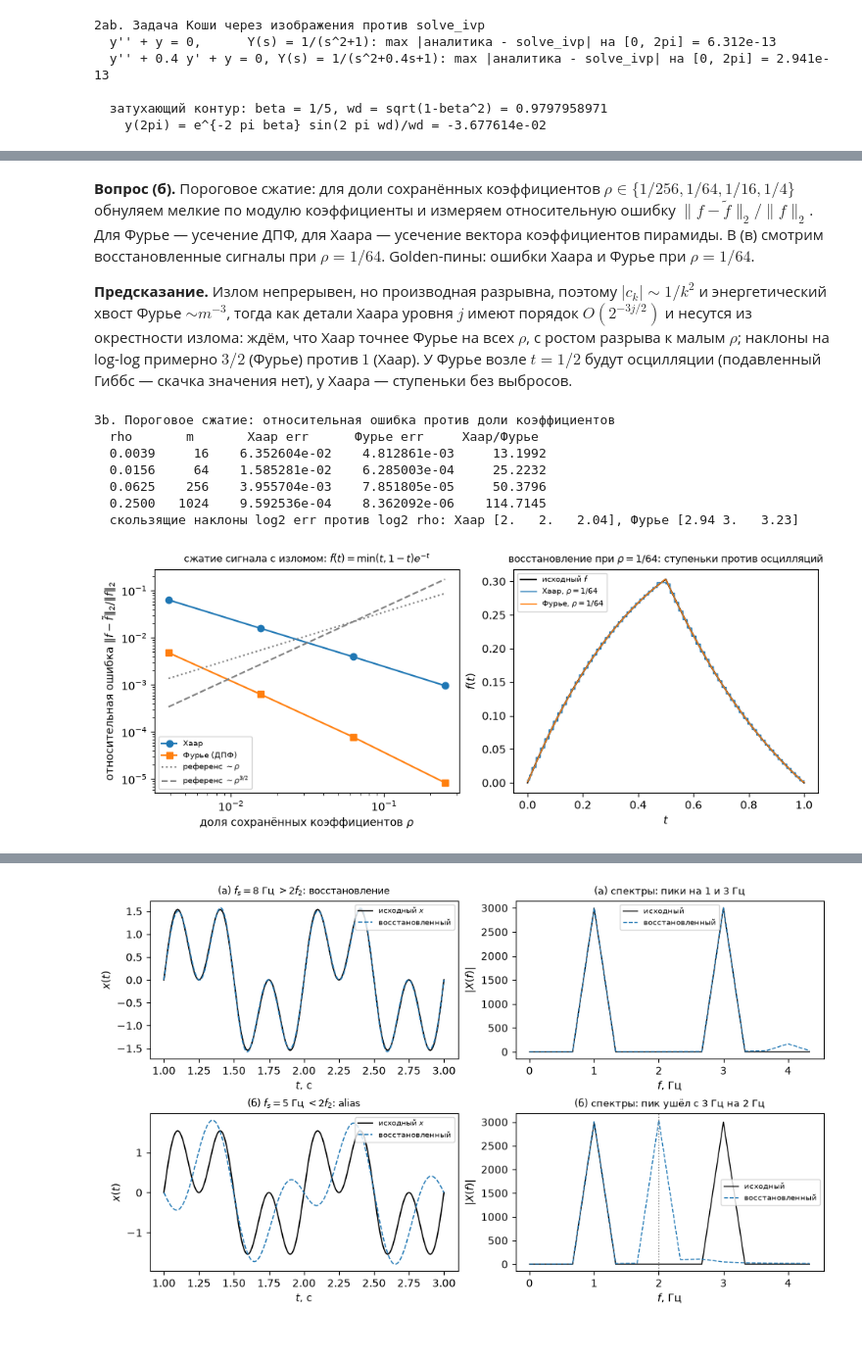
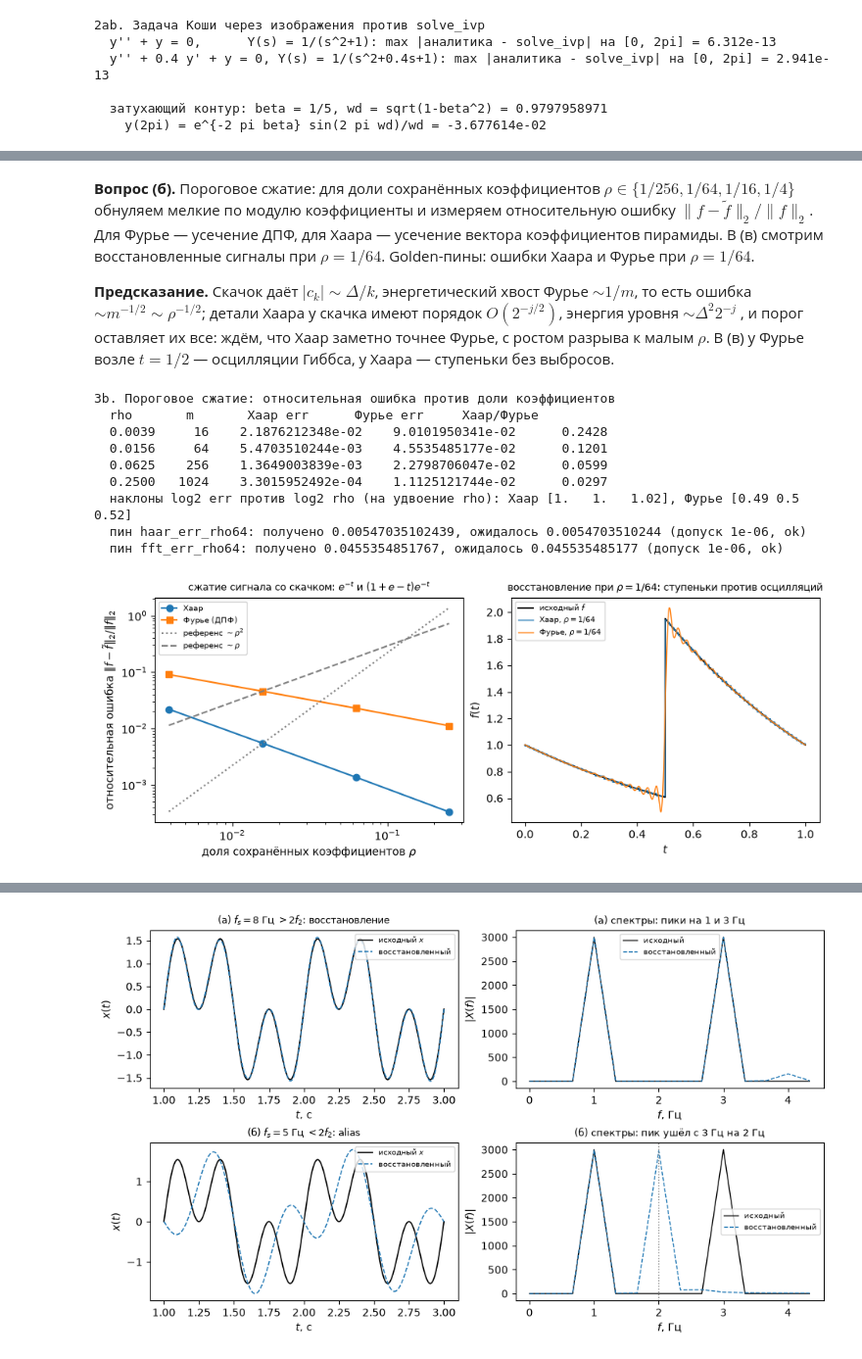
Before and after one commit to heni/math-exam, a Jupyter notebook: questions/07-fourier-laplace-haar/examples.ipynb, the cells around one changed output, grey strips where cells are left out. Shown at 98% size. Cells and saved outputs as stored; diff of their text form; code cells hidden in the pictures.

```diff
--- a/questions/07-fourier-laplace-haar/examples.ipynb
+++ b/questions/07-fourier-laplace-haar/examples.ipynb
@@ -426,9 +516,10 @@ print("3a. ДПФ и дискретный Хаар (пирамида средн
 
 N3 = 1 << 12
 t3 = (np.arange(N3) + 0.5) / N3
-f3 = np.minimum(t3, 1.0 - t3) * np.exp(-t3)
-half = 0.5 * np.exp(-0.5)
-print(f"  излом в t = 1/2: f' слева = +{half:.6f}, справа = -{3 * half:.6f}")
+f3 = np.where(t3 < 0.5, np.exp(-t3), (1.0 + np.e - t3) * np.exp(-t3))
+jump = (0.5 + np.e - 1.0) * np.exp(-0.5)
+print(f"  скачок в t = 1/2: f слева = {np.exp(-0.5):.6f}, справа = "
+      f"{(0.5 + np.e) * np.exp(-0.5):.6f}, Delta = {jump:.6f}")
 
 
 def haar_forward(x):
@@ -499,5 +590,6 @@ coeffs_pyramid = np.concatenate([s_c] + det_c[::-1])
 coeffs_matrix = haar_matrix(n_check) @ x_check
 print(f"  сверка с матрицей Хаара (n = {n_check}): max |пирамида - матрица| = "
       f"{np.max(np.abs(coeffs_pyramid - coeffs_matrix)):.3e}")
+check_golden("haar_add_ops", float(adds))
 # %% [output]
 3a. ДПФ и дискретный Хаар (пирамида средних и деталей, единичная нормировка)
@@ -517,13 +624,12 @@ print(f"  сверка с матрицей Хаара (n = {n_check}): max |пи
 смотрим восстановленные сигналы при $\rho = 1/64$. Golden-пины: ошибки
 Хаара и Фурье при $\rho = 1/64$.
 
-**Предсказание.** Излом непрерывен, но производная разрывна, поэтому
-$|c_k| \sim 1/k^2$ и энергетический хвост Фурье $\sim m^{-3}$, тогда как
-детали Хаара уровня $j$ имеют порядок $O(2^{-3j/2})$ и несутся из окрестности
-излома: ждём, что Хаар точнее Фурье на всех $\rho$, с ростом разрыва к малым
-$\rho$; наклоны на log-log примерно $3/2$ (Фурье) против $1$ (Хаар). У Фурье
-возле $t = 1/2$ будут осцилляции (подавленный Гиббс — скачка значения нет),
-у Хаара — ступеньки без выбросов.
+**Предсказание.** Скачок даёт $|c_k| \sim \Delta/k$, энергетический хвост
+Фурье $\sim 1/m$, то есть ошибка $\sim m^{-1/2} \sim \rho^{-1/2}$; детали
+Хаара у скачка имеют порядок $O(2^{-j/2})$, энергия уровня $\sim \Delta^2
+2^{-j}$, и порог оставляет их все: ждём, что Хаар заметно точнее Фурье, с
+ростом разрыва к малым $\rho$. В (в) у Фурье возле $t = 1/2$ — осцилляции
+Гиббса, у Хаара — ступеньки без выбросов.
 # %%
 print("3b. Пороговое сжатие: относительная ошибка против доли коэффициентов")
 RHOS = (1.0 / 256, 1.0 / 64, 1.0 / 16, 1.0 / 4)
@@ -559,47 +665,54 @@ for rho in RHOS:
     e_f = float(np.linalg.norm(f3 - fft_compress(f3, rho)) / norm_f)
     comp[rho] = (e_h, e_f)
     m = max(1, int(round(rho * N3)))
-    print(f"  {rho:6.4f}  {m:5d}    {e_h:.6e}    {e_f:.6e}    {e_h / e_f:8.4f}")
-slopes_h = [np.log2(comp[a][0] / comp[b][0]) for a, b in zip(RHOS, RHOS[1:])]
-slopes_f = [np.log2(comp[a][1] / comp[b][1]) for a, b in zip(RHOS, RHOS[1:])]
-print(f"  скользящие наклоны log2 err против log2 rho: Хаар "
+    print(f"  {rho:6.4f}  {m:5d}    {e_h:.10e}    {e_f:.10e}    {e_h / e_f:8.4f}")
+slopes_h = [np.log2(comp[a][0] / comp[b][0]) / 2 for a, b in
+            zip(RHOS, RHOS[1:])]
+slopes_f = [np.log2(comp[a][1] / comp[b][1]) / 2 for a, b in
+            zip(RHOS, RHOS[1:])]
+print(f"  наклоны log2 err против log2 rho (на удвоение rho): Хаар "
       f"{np.round(slopes_h, 2)}, Фурье {np.round(slopes_f, 2)}")
+check_golden("haar_err_rho64", comp[1.0 / 64][0])
+check_golden("fft_err_rho64", comp[1.0 / 64][1])
 # %% [output]
 3b. Пороговое сжатие: относительная ошибка против доли коэффициентов
   rho       m       Хаар err      Фурье err     Хаар/Фурье
-  0.0039     16    6.352604e-02    4.812861e-03     13.1992
-  0.0156     64    1.585281e-02    6.285003e-04     25.2232
-  0.0625    256    3.955704e-03    7.851805e-05     50.3796
-  0.2500   1024    9.592536e-04    8.362092e-06    114.7145
-  скользящие наклоны log2 err против log2 rho: Хаар [2.   2.   2.04], Фурье [2.94 3.   3.23]
+  0.0039     16    2.1876212348e-02    9.0101950341e-02      0.2428
+  0.0156     64    5.4703510244e-03    4.5535485177e-02      0.1201
+  0.0625    256    1.3649003839e-03    2.2798706047e-02      0.0599
+  0.2500   1024    3.3015952492e-04    1.1125121744e-02      0.0297
+  наклоны log2 err против log2 rho (на удвоение rho): Хаар [1.   1.   1.02], Фурье [0.49 0.5  0.52]
+  пин haar_err_rho64: получено 0.00547035102439, ожидалось 0.0054703510244 (допуск 1e-06, ok)
+  пин fft_err_rho64: получено 0.0455354851767, ожидалось 0.045535485177 (допуск 1e-06, ok)
 # %%
 fig, (ax1, ax2) = plt.subplots(1, 2, figsize=(9.2, 3.6), layout="constrained")
 
 ax1.loglog(RHOS, [comp[r][0] for r in RHOS], "o-", label="Хаар")
 ax1.loglog(RHOS, [comp[r][1] for r in RHOS], "s-", label="Фурье (ДПФ)")
-ax1.loglog(RHOS, [0.35 * r for r in RHOS], ":", color="grey",
+ax1.loglog(RHOS, [22.0 * r ** 2 for r in RHOS], ":", color="grey",
+           label=r"референс $\sim\rho^2$")
+ax1.loglog(RHOS, [2.9 * r for r in RHOS], "--", color="grey",
            label=r"референс $\sim\rho$")
-ax1.loglog(RHOS, [1.4 * r ** 1.5 for r in RHOS], "--", color="grey",
-           label=r"референс $\sim\rho^{3/2}$")
 ax1.set_xlabel(r"доля сохранённых коэффициентов $\rho$")
 ax1.set_ylabel(r"относительная ошибка $\|f-\tilde f\|_2/\|f\|_2$")
-ax1.set_title("сжатие сигнала с изломом: $f(t)=\min(t,1-t)e^{-t}$", fontsize=9)
+ax1.set_title(r"сжатие сигнала со скачком: $e^{-t}$ и $(1+e-t)e^{-t}$",
+              fontsize=9)
 ax1.legend(fontsize=7)
 
 RHO_SHOW = 1.0 / 64
 ax2.plot(t3, f3, "-", linewidth=1.4, color="black", label="исходный $f$")
 ax2.plot(t3, haar_compress(f3, RHO_SHOW), "-", linewidth=1.0,
          label="Хаар, $\\rho = 1/64$")
 ax2.plot(t3, fft_compress(f3, RHO_SHOW), "-", linewidth=1.0,
          label="Фурье, $\\rho = 1/64$")
 ax2.set_xlabel("$t$")
 ax2.set_ylabel("$f(t)$")
 ax2.set_title("восстановление при $\\rho = 1/64$: ступеньки против"
               " осцилляций", fontsize=9)
 ax2.legend(fontsize=7, loc="upper left")
 fig.savefig(f"{FIGDIR}/fig-04.pdf", **SAVE_KW)
 # %% [output]
-[figure, old version]
+[figure, new version]
 # %%
 fig, ax = plt.subplots(figsize=(6, 3.6), layout="constrained")
 zoom = (t3 > 0.30) & (t3 < 0.70)
```
Also changed, not shown: parts of 25 cells of this notebook, 8 other files.
